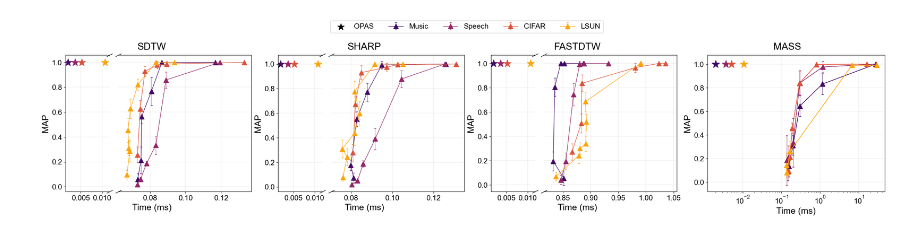
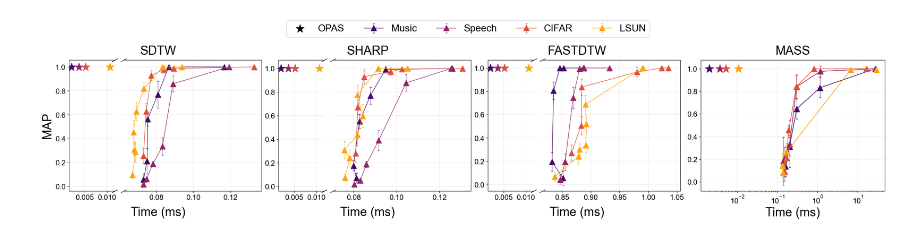
Before and after one commit to BhavyaKohli/OPAS, a Jupyter notebook: plots_and_figures/plots_map_vs_time.ipynb, the cells around one changed output. Saved outputs shown, nothing was run; the diff lists cells and outputs as text; code cells hidden in the pictures.

```diff
--- a/plots_and_figures/plots_map_vs_time.ipynb
+++ b/plots_and_figures/plots_map_vs_time.ipynb
@@ -10,14 +11,15 @@ RUNS = {dataset: torch.load(f"data/times_{dataset}.pkl") for dataset in ['audio'
 SEP = "�"
 PM = "±"
 # %%
-def plot_map_vs_time_allinone(time_mu, MAP_mu, MAP_std, opas_time, opas_map, labels, colors, title=None, axes=None, save_path=None, logscale=False):
-    err_markersize = 10
-    opas_markersize = 250
-    opas_idmarkersize = 200
-    axis_fontsize = 18
-    title_fontsize = 20
-    label_fontsize = 15
+err_markersize = 12
+opas_markersize = 300
+opas_idmarkersize = opas_markersize - 1
+axis_fontsize = 25
+title_fontsize = 25
+label_fontsize = 15
+legend_fontsize = 20
 
+def plot_map_vs_time_allinone(time_mu, MAP_mu, MAP_std, opas_time, opas_map, labels, colors, title=None, axes=None, save_path=None, logscale=False, ylabel=True):
     if axes is None:
         if title == "MASS":
             fig, ax2 = plt.subplots(figsize=(7,5))
@@ -55,8 +57,8 @@ def plot_map_vs_time_allinone(time_mu, MAP_mu, MAP_std, opas_time, opas_map, lab
     ax1.grid(linewidth=0.2)
     ax2.grid(linewidth=0.2)
 
-
-    ax1.set_ylabel("MAP", fontsize=axis_fontsize)
+    if ylabel:
+        ax1.set_ylabel("MAP", fontsize=axis_fontsize)
     ax2.set_xlabel("Time (ms)", fontsize=axis_fontsize)
 
     ax1.tick_params(axis='both', which='major', labelsize=label_fontsize)
@@ -64,12 +66,12 @@ def plot_map_vs_time_allinone(time_mu, MAP_mu, MAP_std, opas_time, opas_map, lab
 
     if title == "MASS":
         # ax2.legend(loc='lower right')
-        ax2.set_title(title, x=0.45, y=1.02, fontsize=title_fontsize)
+        ax2.set_title(title, x=0.5, y=1.02, fontsize=title_fontsize)
         if save_path is not None:
             plt.savefig(save_path)
         return None
 
-    ax2.xaxis.set_label_coords(0.25, -0.09)
+    ax2.xaxis.set_label_coords(0.25, -0.12)
     ax2.set_title(title, x=0.25, y=1.02, fontsize=title_fontsize)
 
     mintime = min([min(t) for t in time_mu])
@@ -121,7 +118,4 @@ font_manager.fontManager.ttflist.append(font)
 # %%
-import matplotlib as mpl
-mpl.rcParams['font.family'] = "Arial"
-
 figsize = (24, 5)
 fig, ax = plt.subplots(1, 7, figsize=figsize, constrained_layout=True, width_ratios=[1,3,1,3,1,3,4])
 
@@ -175,34 +169,34 @@ for n, method in enumerate(["sdtw", "sharp", "fastdtw", "mass"]):
 
         if method == "mass" and dataset == "lsun":
             time_mu = time_mu[:-3]
             MAP_mu = MAP_mu[:-3]
             MAP_std = MAP_std[:-3]
 
         collated_time.append(time_mu)
         collated_map_mu.append(MAP_mu)
         collated_map_std.append(MAP_std)
         ptime.append(opas_time)
         pmap.append(opas_map)
         pmrr.append(opas_mrr)
 
     if method == "mass":
         axs = [fig, ax[-1]]
     else:
         axs = [fig, ax[n*2], ax[n*2+1]]
 
     opas_time, opas_map = np.array(ptime), np.array(pmap)
-    ret = plot_map_vs_time_allinone(collated_time, collated_map_mu, collated_map_std, opas_time, opas_map, datasets, colors, title=method.upper(), axes=axs)
+    ret = plot_map_vs_time_allinone(collated_time, collated_map_mu, collated_map_std, opas_time, opas_map, datasets, colors, title=method.upper(), axes=axs, ylabel=(method == "sdtw"))
     if method == "fastdtw":
         handles, labels = ret
         labels = ["Music" if i == "Audio" else i for i in labels]
 
-        legend = fig.legend(handles, labels, loc='upper center', ncol=5, fontsize=15)
+        legend = fig.legend(handles, labels, loc='upper center', ncol=5, fontsize=legend_fontsize)
         coords = legend.get_window_extent().get_points()[0]
         fig.legends = []
         scale = fig.get_window_extent().get_points()[1]
-        fig.legend(handles, labels, bbox_to_anchor=(coords[0]/(scale[0]), coords[1]/(scale[1])+0.23), loc=2, ncol=5, fontsize=15)
+        fig.legend(handles, labels, bbox_to_anchor=(coords[0]/(scale[0]), coords[1]/(scale[1])+legend_fontsize/70), loc=2, ncol=5, fontsize=legend_fontsize)
 
 fig.savefig("map_vs_time.pdf", bbox_inches='tight')
 plt.show()
 # %% [output]
-[figure, old version]
+[figure, new version]
```
Also changed, not shown: parts of 2 cells of this notebook, 6 other files.
